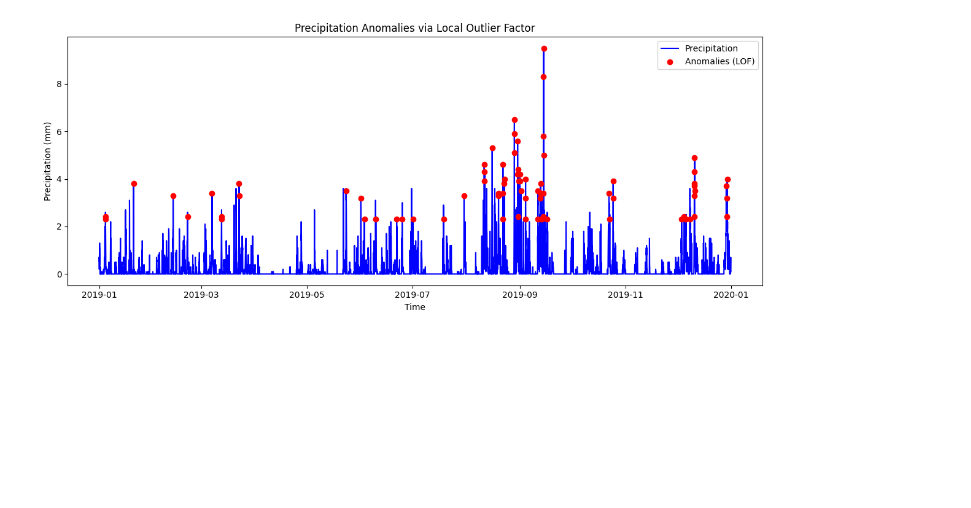
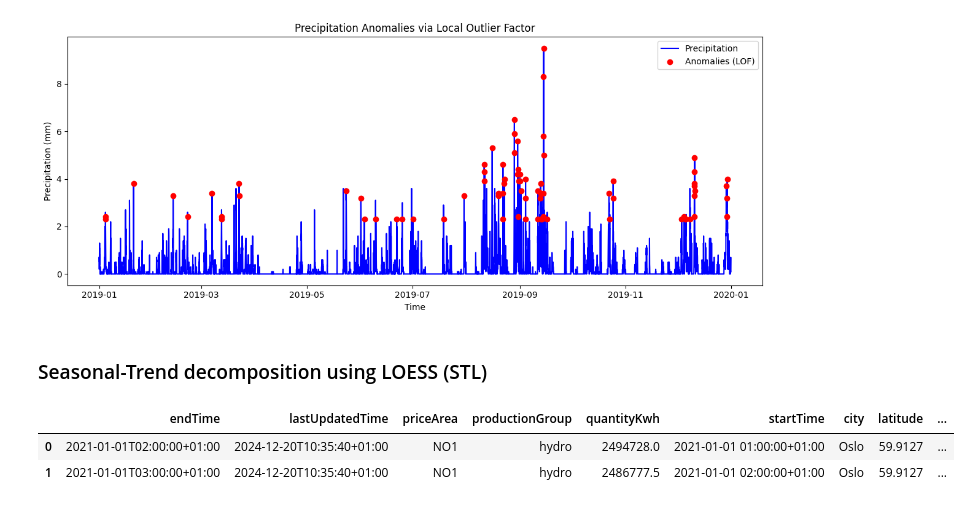
Before and after one commit to Indraadhikari/IND320_Indra, a Jupyter notebook: Part_3_Data_Quality.ipynb, the cells around one changed output. Cells and saved outputs as stored; diff of their text form; code cells hidden in the pictures; blank space fills up the shorter version.

```diff
--- a/Part_3_Data_Quality.ipynb
+++ b/Part_3_Data_Quality.ipynb
@@ -240,3 +306,11 @@ mean_anomalies:3.5387499999999994
 | 1026 | 2019-02-12 18:00:00 | 4.3 | 3.3 | 19.0 | 53.3 | ... |
 | 1227 | 2019-02-21 03:00:00 | 6.3 | 2.4 | 15.0 | 42.8 | ... |
 [figure]
+# %% [markdown]
+### Seasonal-Trend decomposition using LOESS (STL)
+# %%
+production_df.head(2)
+# %% [output]
+|  | endTime | lastUpdatedTime | priceArea | productionGroup | quantityKwh | startTime | city | latitude | ... |
+| 0 | 2021-01-01T02:00:00+01:00 | 2024-12-20T10:35:40+01:00 | NO1 | hydro | 2494728.0 | 2021-01-01 01:00:00+01:00 | Oslo | 59.9127 | ... |
+| 1 | 2021-01-01T03:00:00+01:00 | 2024-12-20T10:35:40+01:00 | NO1 | hydro | 2486777.5 | 2021-01-01 02:00:00+01:00 | Oslo | 59.9127 | ... |
```
Also changed, not shown: parts of 7 cells of this notebook, 1 other file.
